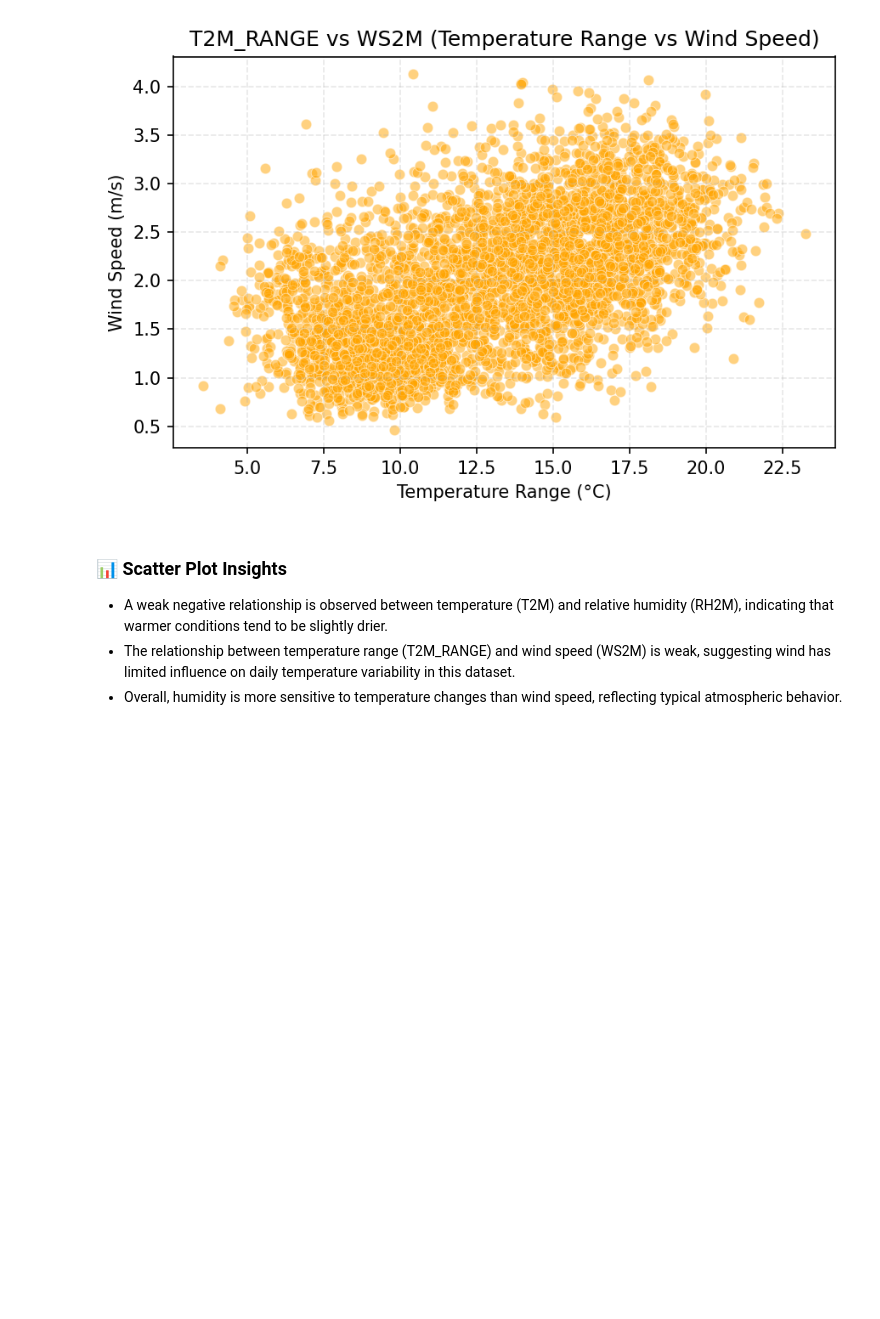
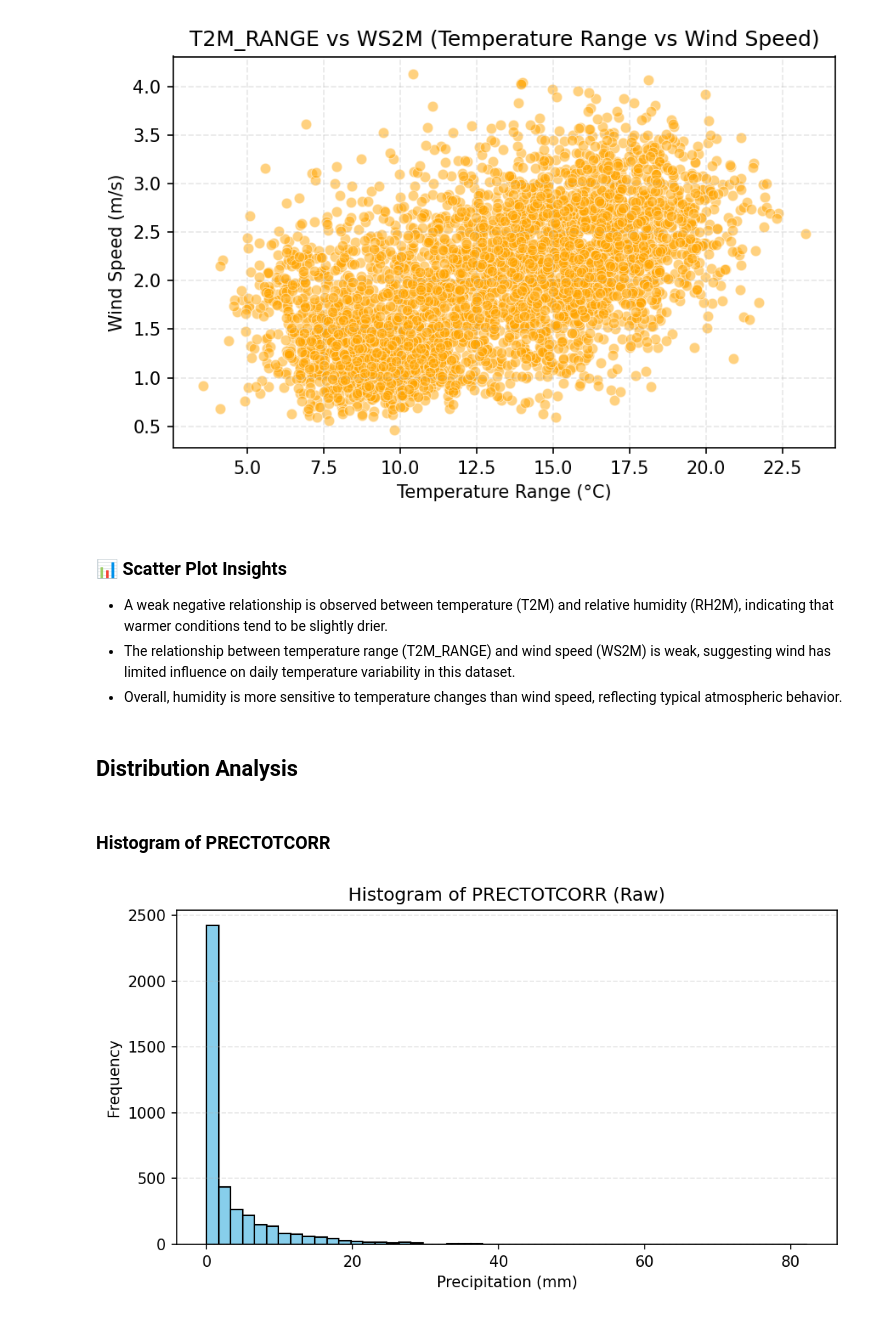
Before and after one commit to bemnetne/climate-challenge-week0, a Jupyter notebook: notebooks/ethiopia_eda.ipynb, the cells around one changed output. Saved outputs shown, nothing was run; the diff lists cells and outputs as text; code cells hidden in the pictures; blank space fills up the shorter version.

Commit message:
feat: Distribution Analysis

```diff
--- a/notebooks/ethiopia_eda.ipynb
+++ b/notebooks/ethiopia_eda.ipynb
@@ -573,3 +584,21 @@ plt.show()
 - A weak negative relationship is observed between temperature (T2M) and relative humidity (RH2M), indicating that warmer conditions tend to be slightly drier.
 - The relationship between temperature range (T2M_RANGE) and wind speed (WS2M) is weak, suggesting wind has limited influence on daily temperature variability in this dataset.
 - Overall, humidity is more sensitive to temperature changes than wind speed, reflecting typical atmospheric behavior.
+# %% [markdown]
+## Distribution Analysis
+# %% [markdown]
+### Histogram of PRECTOTCORR
+# %%
+plt.figure(figsize=(7,4), dpi=150)
+
+plt.hist(df["PRECTOTCORR"], bins=50, color="skyblue", edgecolor="black")
+
+plt.title("Histogram of PRECTOTCORR (Raw)")
+plt.xlabel("Precipitation (mm)")
+plt.ylabel("Frequency")
+plt.grid(axis="y", linestyle="--", alpha=0.3)
+
+plt.tight_layout()
+plt.show()
+# %% [output]
+[figure, added]
```
Also changed, not shown: parts of 26 cells of this notebook.
